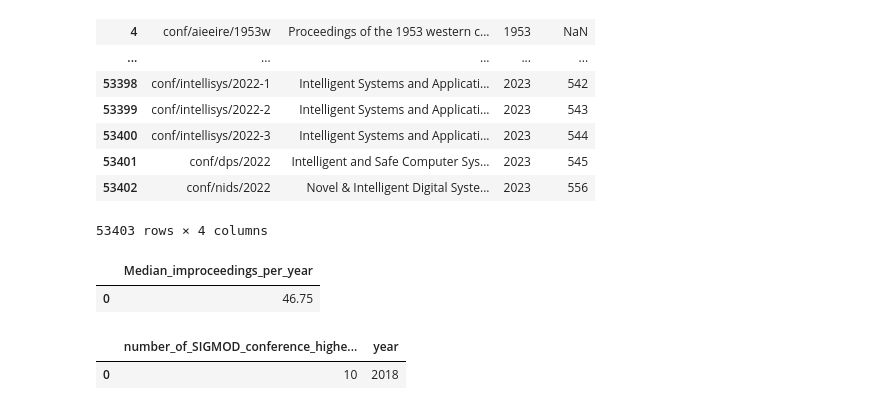
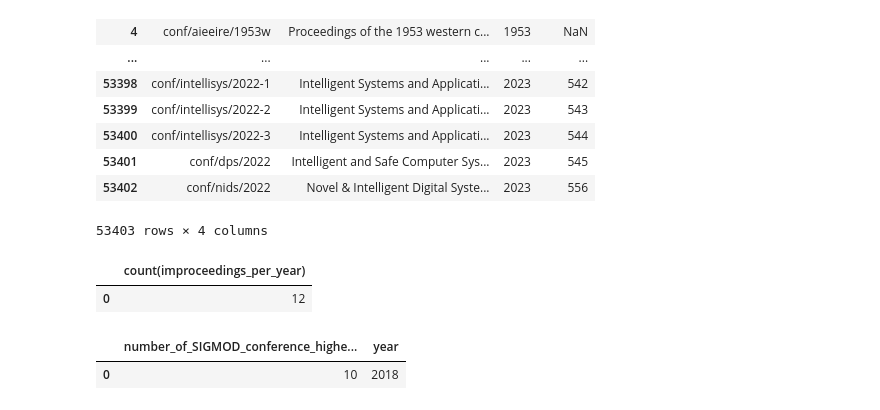
Before and after one commit to OGnTn/daos_project, a Jupyter notebook: duck_queries.ipynb, the cells around one changed output. Saved outputs shown, nothing was run; the diff lists cells and outputs as text; code cells hidden in the pictures.

Commit message:
Working on queryM3 median selection

```diff
--- a/duck_queries.ipynb
+++ b/duck_queries.ipynb
@@ -105,11 +105,14 @@ duckdb.query(queryM2).to_df()
 | 53402 | conf/nids/2022 | Novel & Intelligent Digital Syste... | 2023 | 556 |
 53403 rows × 4 columns
 # %%
-queryM3 = "SELECT AVG(improceedings_per_year) AS Median_improceedings_per_year FROM (SELECT COUNT(improceeding.improceeding_id) AS improceedings_per_year FROM booktitle JOIN booktitle_improceeding ON booktitle_improceeding.booktitle_id=booktitle.booktitle_id JOIN improceeding ON improceeding.improceeding_id=booktitle_improceeding.improceeding_id WHERE booktitle.booktitle_name='CIDR' GROUP BY improceeding.year)"
+#queryM3 = "SELECT AVG(improceedings_per_year) AS Median_improceedings_per_year FROM (SELECT COUNT(improceeding.improceeding_id) AS improceedings_per_year FROM booktitle JOIN booktitle_improceeding ON booktitle_improceeding.booktitle_id=booktitle.booktitle_id JOIN improceeding ON improceeding.improceeding_id=booktitle_improceeding.improceeding_id WHERE booktitle.booktitle_name='CIDR' GROUP BY improceeding.year)"
+#queryM3 = "SELECT COUNT(improceeding.improceeding_id) AS improceedings_per_year FROM booktitle JOIN booktitle_improceeding ON booktitle_improceeding.booktitle_id=booktitle.booktitle_id JOIN improceeding ON improceeding.improceeding_id=booktitle_improceeding.improceeding_id WHERE booktitle.booktitle_name='CIDR' GROUP BY improceeding.year ORDER BY improceedings_per_year"
+queryM3 = "SELECT COUNT(improceedings_per_year) FROM (SELECT COUNT(improceeding.improceeding_id) AS improceedings_per_year FROM booktitle JOIN booktitle_improceeding ON booktitle_improceeding.booktitle_id=booktitle.booktitle_id JOIN improceeding ON improceeding.improceeding_id=booktitle_improceeding.improceeding_id WHERE booktitle.booktitle_name='CIDR' GROUP BY improceeding.year ORDER BY improceedings_per_year)"
+
 duckdb.query(queryM3).to_df()
 # %% [output]
-|  | Median_improceedings_per_year |
-| 0 | 46.75 |
+|  | count(improceedings_per_year) |
+| 0 | 12 |
 # %%
 #queryM4 = "SELECT COUNT(year), year FROM booktitle JOIN booktitle_improceeding ON booktitle_improceeding.booktitle_id=booktitle.booktitle_id JOIN improceeding ON improceeding.improceeding_id=booktitle_improceeding.improceeding_id WHERE booktitle.booktitle_name='SIGMOD' GROUP BY year ORDER BY year"
 queryM4 = "SELECT MAX(improceeding_frequency_10) as number_of_SIGMOD_conference_higher_than_10_authors, ANY_VALUE(year) as year FROM (SELECT COUNT(year) as improceeding_frequency_10, year FROM (SELECT improceeding_id FROM (SELECT COUNT(improceeding.improceeding_id) as improceeding_authors, improceeding.improceeding_id FROM author_inproceeding JOIN improceeding ON improceeding.improceeding_id=author_inproceeding.improceeding_id GROUP BY improceeding.improceeding_id ORDER BY improceeding_authors) x WHERE x.improceeding_authors > 10) y JOIN improceeding ON improceeding.improceeding_id=y.improceeding_id JOIN booktitle_improceeding ON booktitle_improceeding.improceeding_id=improceeding.improceeding_id JOIN booktitle ON booktitle.booktitle_id=booktitle_improceeding.booktitle_id WHERE booktitle.booktitle_name='SIGMOD' GROUP BY year ORDER BY improceeding_frequency_10 DESC)"
```
